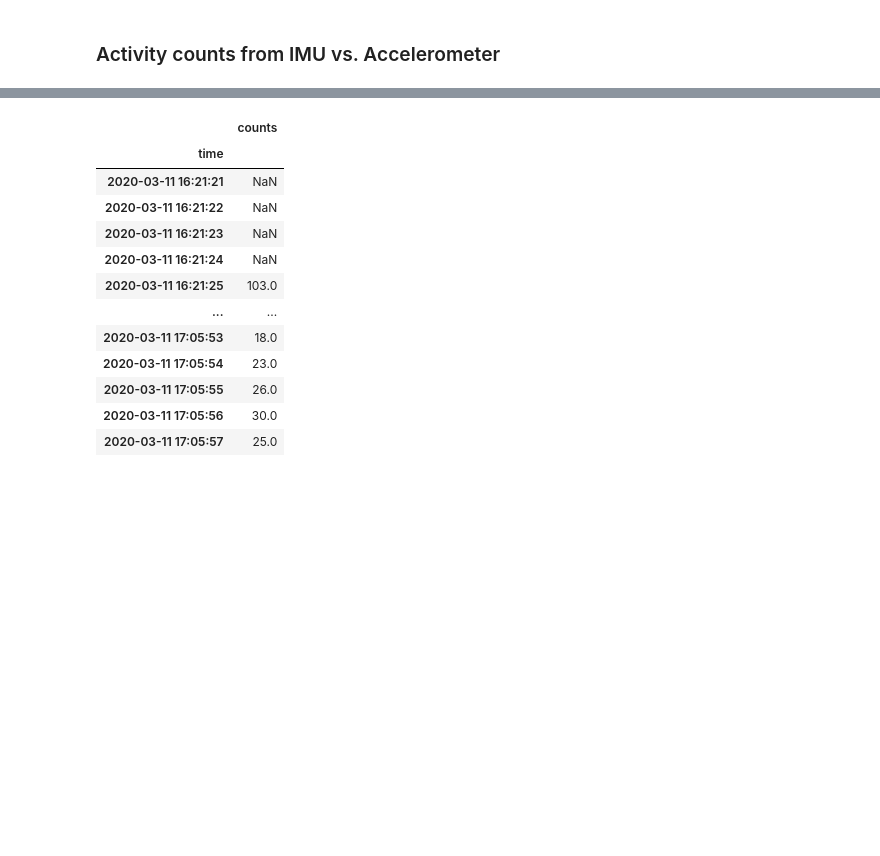
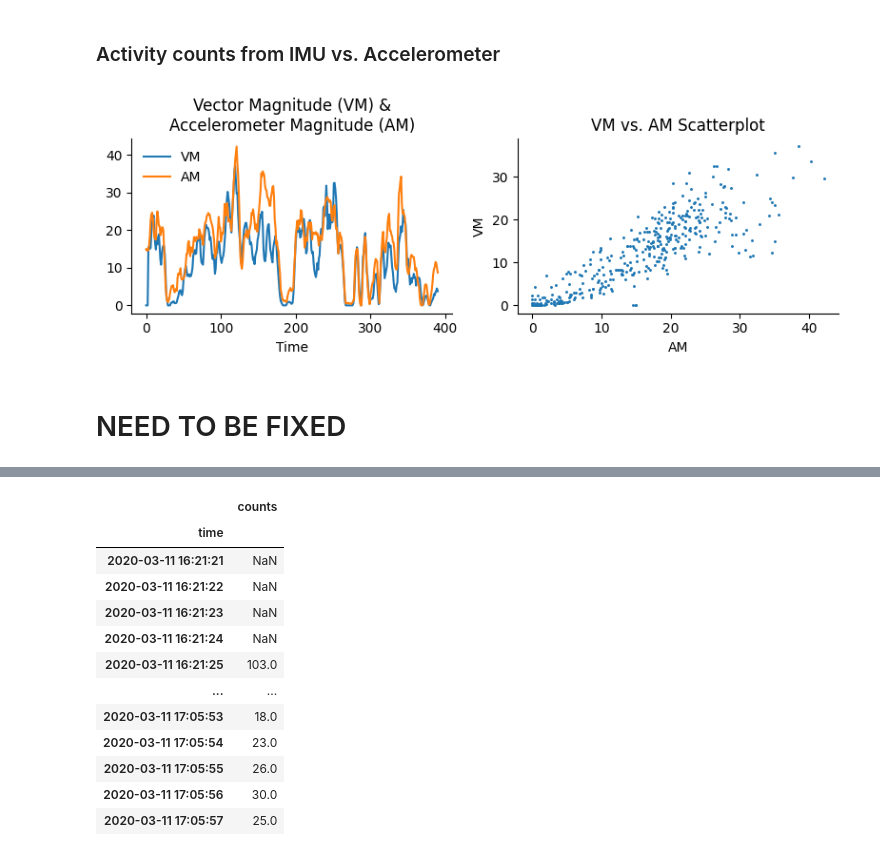
Before and after one commit to siva82kb/gmac, a Jupyter notebook: notebooks/gmac_with_only_accl.ipynb, the cells around one changed output, grey strips where cells are left out. Cells and saved outputs as stored; diff of their text form; code cells hidden in the pictures; blank space fills up the shorter version.

```diff
--- a/notebooks/gmac_with_only_accl.ipynb
+++ b/notebooks/gmac_with_only_accl.ipynb
@@ -156,0 +183,30 @@ ax.set_title("Correlation between pitch estimated\nfrom IMU and accelerometer");
+# %%
+subj = 1
+df = right[right.subject==subj]
+act_counts = misc.compute_vector_magnitude(df)
+counts = act_counts.counts.values
+counts[np.isnan(counts)] = 0
+amag = compute_accl_magnitude(df[['ax', 'ay', 'az']].values, nwin=50, nfilt=5,
+                              causal=True)
+# %%
+fig = plt.figure(figsize=(8, 3))
+ax = fig.add_subplot(121)
+ax.plot(0.15 * counts[1:], label="VM")
+ax.plot(amag, label="AM")
+ax.set_xlabel("Time")
+ax.set_title("Vector Magnitude (VM) &\nAccelerometer Magnitude (AM)")
+ax.legend(loc=2, frameon=False)
+ax.spines['right'].set_visible(False)
+ax.spines['top'].set_visible(False)
+ax = fig.add_subplot(122)
+ax.scatter(amag, 0.15 * counts[1:], s=5, marker='.', alpha=1)
+ax.set_xlabel("AM")
+ax.set_ylabel("VM")
+ax.set_title("VM vs. AM Scatterplot")
+ax.spines['right'].set_visible(False)
+ax.spines['top'].set_visible(False)
+plt.tight_layout()
+# %% [output]
+[figure, added]
+# %% [markdown]
+# NEED TO BE FIXED
```
Also changed, not shown: parts of 19 cells of this notebook, 1 other file.
